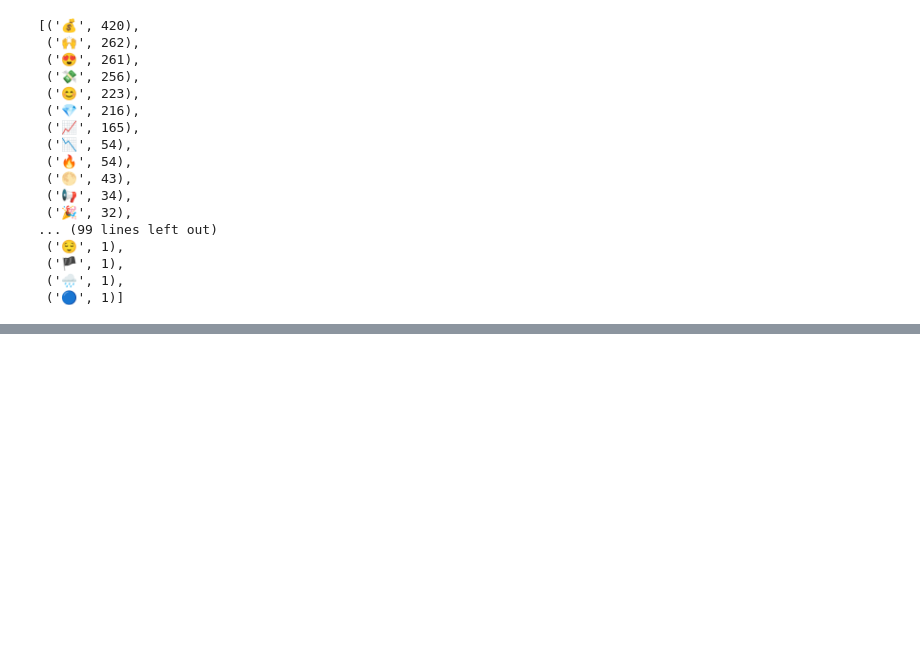
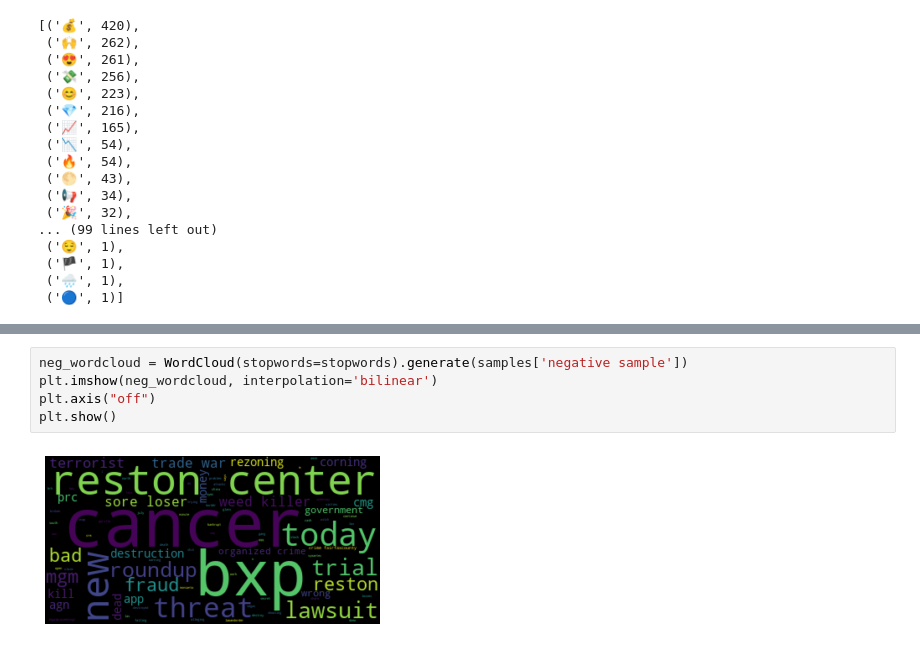
Before and after one commit to LaachH/dream_team, a Jupyter notebook: gunin files/refined.ipynb, the cells around one changed output, grey strips where cells are left out. Saved outputs shown, nothing was run; the diff lists cells and outputs as text; blank space fills up the shorter version.

```diff
--- a/gunin files/refined.ipynb
+++ b/gunin files/refined.ipynb
@@ -129,0 +216,7 @@ group_emojis(sort_count)
+# %%
+neg_wordcloud = WordCloud(stopwords=stopwords).generate(samples['negative sample'])
+plt.imshow(neg_wordcloud, interpolation='bilinear')
+plt.axis("off")
+plt.show()
+# %% [output]
+[figure, added]
```
Also changed, not shown: parts of 16 cells of this notebook, 2 other files.
